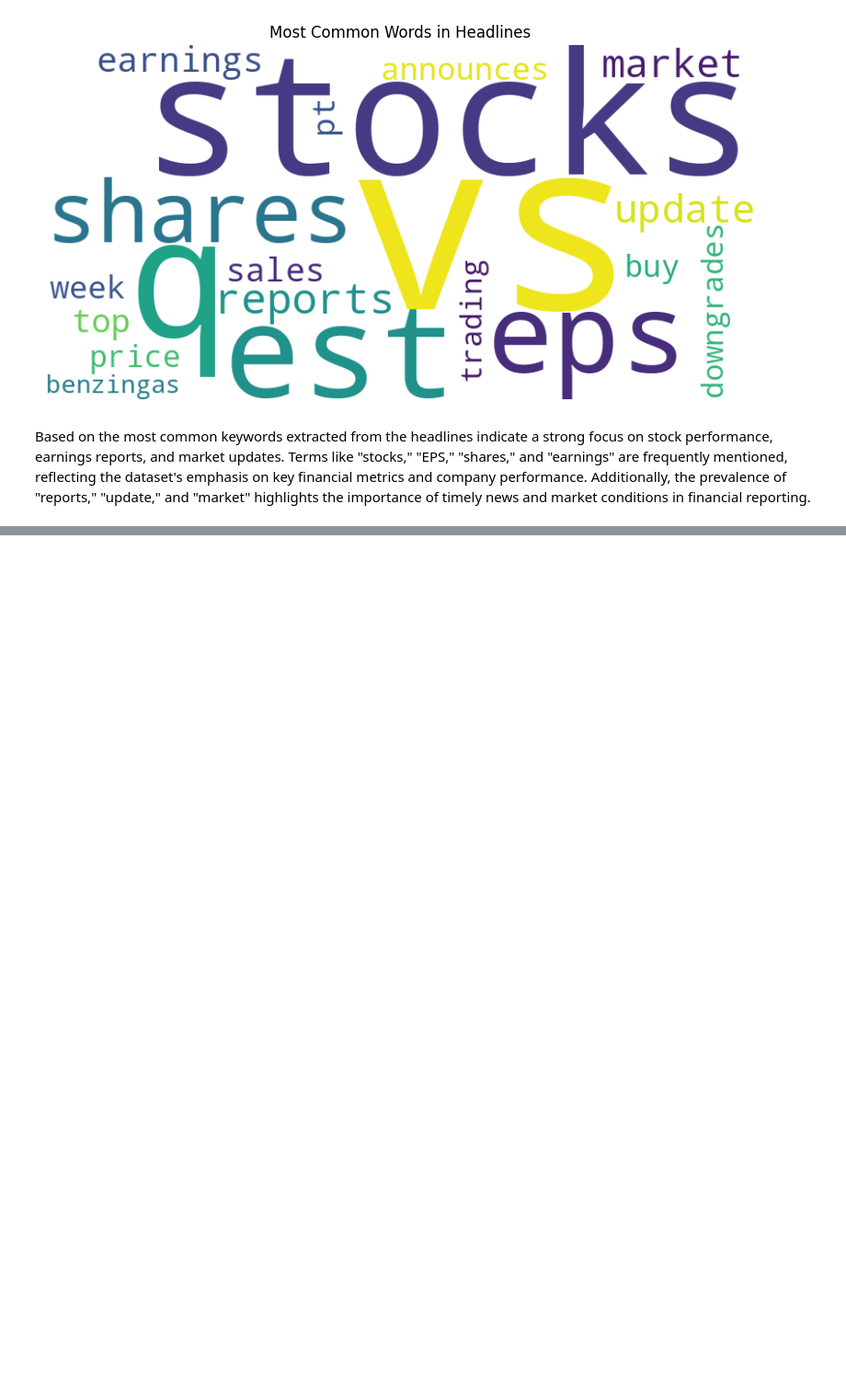
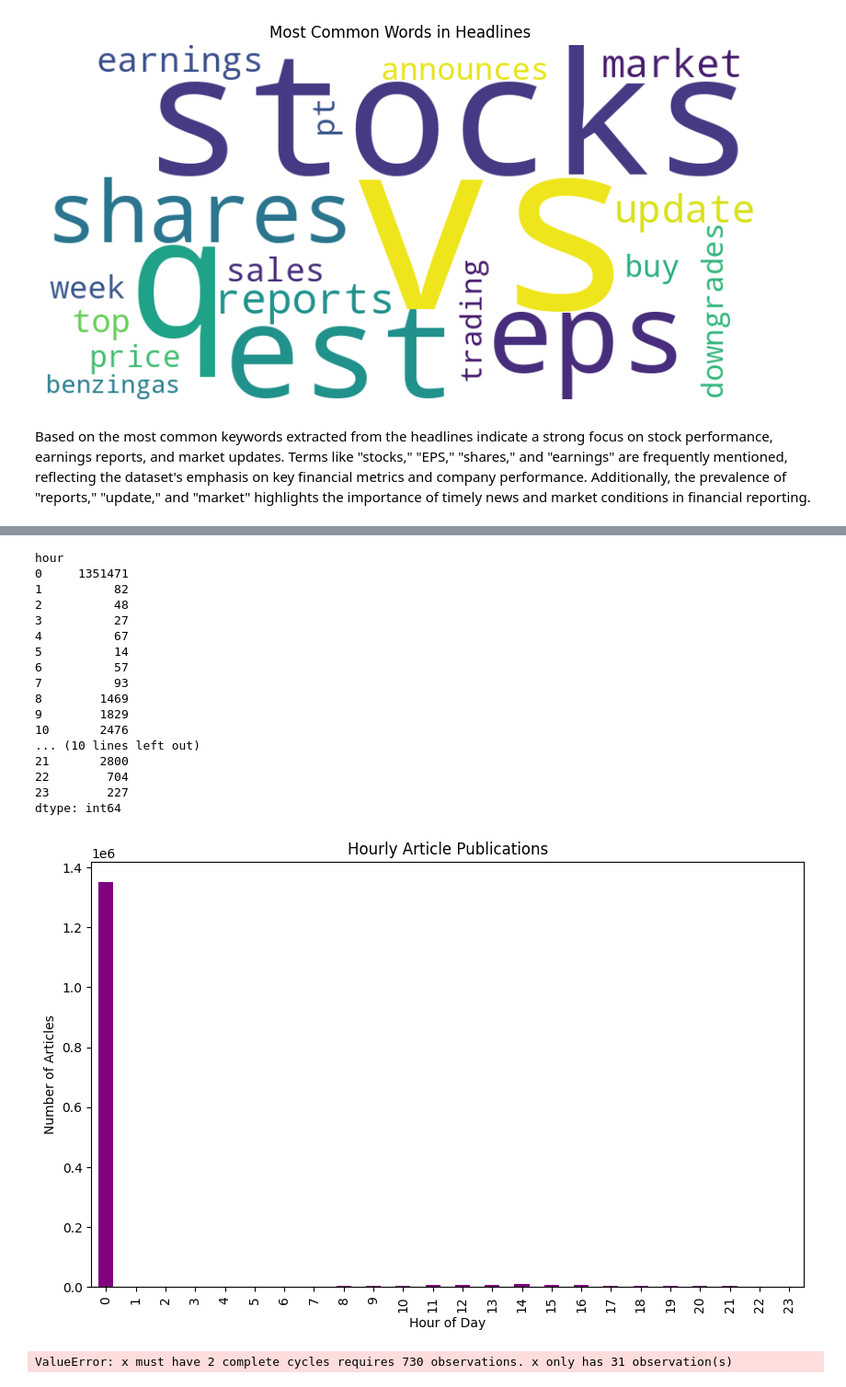
Before and after one commit to epythonlab/aim10academy-week1-challenge, a Jupyter notebook: notebooks/stock_news.ipynb, the cells around one changed output, grey strips where cells are left out. Shown at 92% size. Drawn from its saved outputs; the diff is of its cells as text; code cells hidden in the pictures; blank space fills up the shorter version.

```diff
--- a/notebooks/stock_news.ipynb
+++ b/notebooks/stock_news.ipynb
@@ -314,0 +306,6 @@ Based on the most common keywords extracted from the headlines indicate a strong
+# %%
+# Extract year, month, day, and hour
+df['year'] = df['date'].dt.year
+df['month'] = df['date'].dt.month
+df['day'] = df['date'].dt.day
+df['hour'] = df['date'].dt.hour
@@ -314,0 +330,39 @@ Based on the most common keywords extracted from the headlines indicate a strong
+# %%
+hourly_publications = df.groupby('hour').size()
+print(hourly_publications)
+
+# Plotting hourly publications
+plt.figure(figsize=(10, 6))
+hourly_publications.plot(kind='bar', color='purple')
+plt.title('Hourly Article Publications')
+plt.xlabel('Hour of Day')
+plt.ylabel('Number of Articles')
+plt.show()
+# %% [output]
+hour
+0     1351471
+1          82
+2          48
+3          27
+4          67
+5          14
+6          57
+7          93
+8        1469
+9        1829
+10       2476
+... (10 lines left out)
+21       2800
+22        704
+23        227
+dtype: int64
+[figure, added]
+# %%
+from statsmodels.tsa.seasonal import seasonal_decompose
+
+# Decompose the time series to analyze trend and seasonality
+decomposition = seasonal_decompose(daily_publications, model='additive', period=365)
+decomposition.plot()
+plt.show()
+# %% [output]
+ValueError: x must have 2 complete cycles requires 730 observations. x only has 31 observation(s)
```
Also changed, not shown: parts of 10 cells of this notebook, 4 other files.
